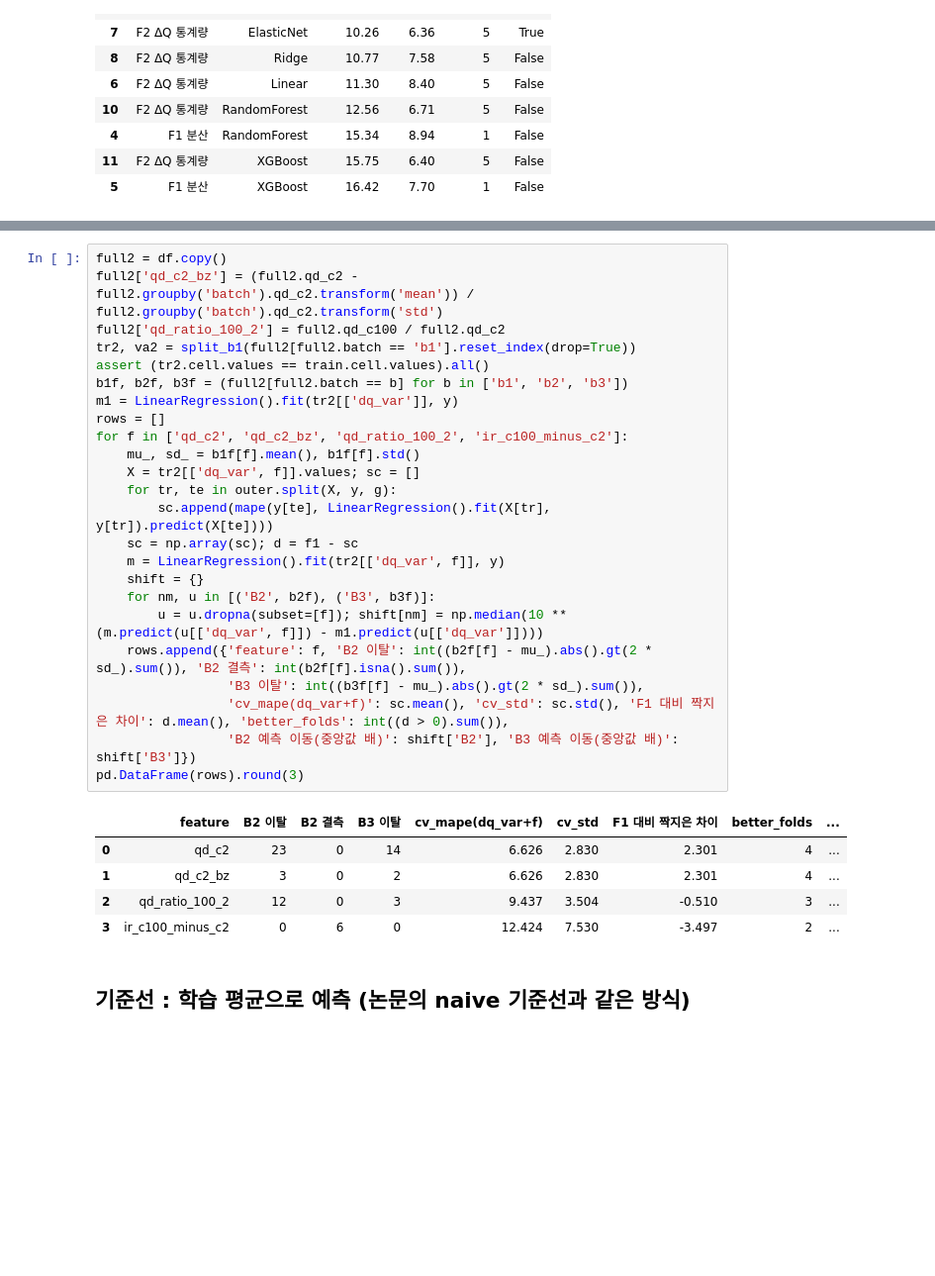
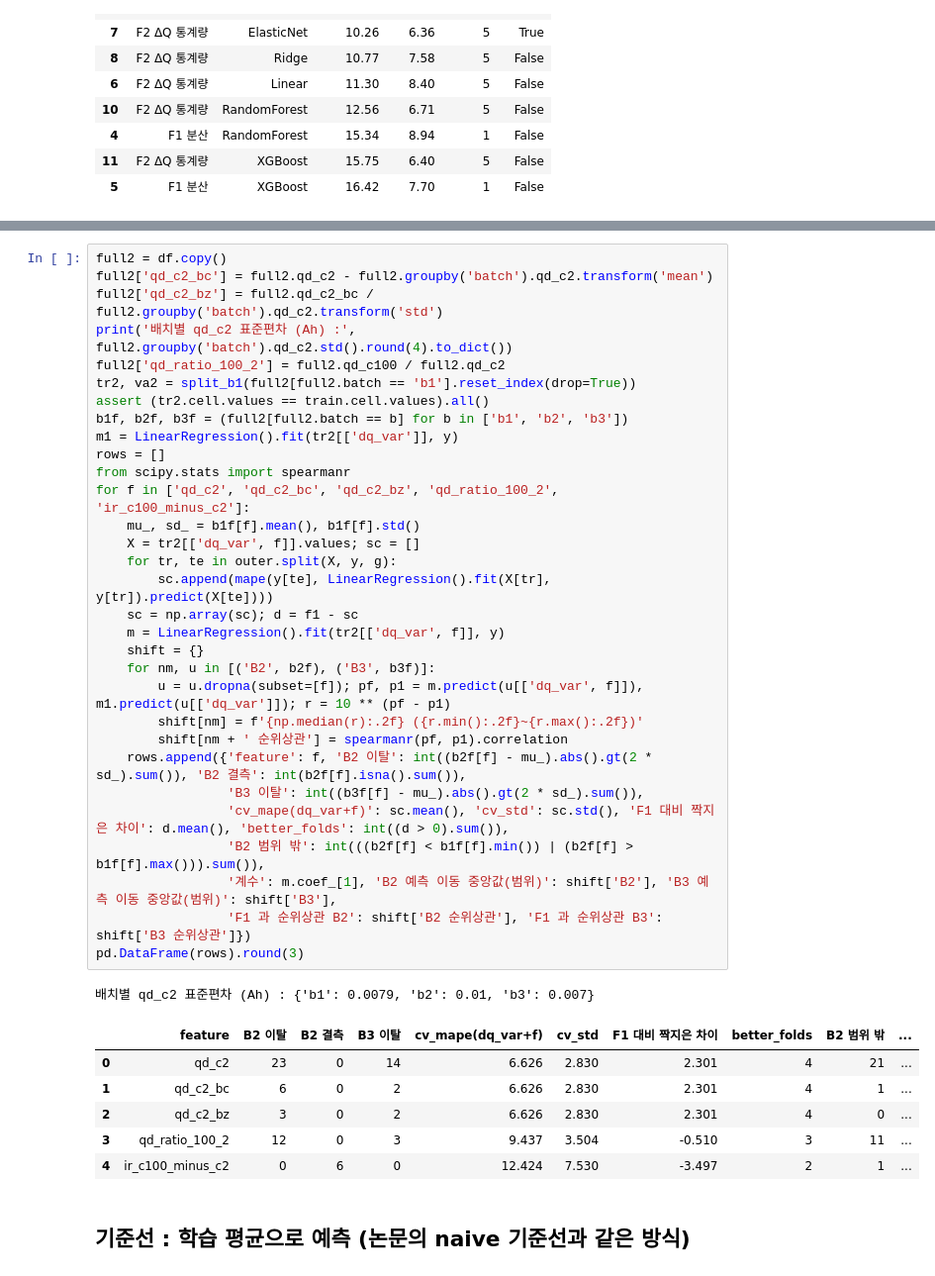
Before and after one commit to 97-99-02/ess-battery-project, a Jupyter notebook: notebooks/02_feature_engineering.ipynb, the cells around one changed output, grey strips where cells are left out. Shown at 99% size. Saved outputs shown, nothing was run; the diff lists cells and outputs as text; blank space fills up the shorter version.

```diff
--- a/notebooks/02_feature_engineering.ipynb
+++ b/notebooks/02_feature_engineering.ipynb
@@ -276,34 +280,43 @@ c.sort_values('cv_mape').round(2)[['feature_set', 'model', 'cv_mape', 'cv_std',
 - 비교용 : 내부저항 변화량 ir_c100_minus_c2 (Batch 2 결측 6셀은 따로 둔다).
 # %%
 full2 = df.copy()
-full2['qd_c2_bz'] = (full2.qd_c2 - full2.groupby('batch').qd_c2.transform('mean')) / full2.groupby('batch').qd_c2.transform('std')
+full2['qd_c2_bc'] = full2.qd_c2 - full2.groupby('batch').qd_c2.transform('mean')
+full2['qd_c2_bz'] = full2.qd_c2_bc / full2.groupby('batch').qd_c2.transform('std')
+print('배치별 qd_c2 표준편차 (Ah) :', full2.groupby('batch').qd_c2.std().round(4).to_dict())
 full2['qd_ratio_100_2'] = full2.qd_c100 / full2.qd_c2
 tr2, va2 = split_b1(full2[full2.batch == 'b1'].reset_index(drop=True))
 assert (tr2.cell.values == train.cell.values).all()
 b1f, b2f, b3f = (full2[full2.batch == b] for b in ['b1', 'b2', 'b3'])
 m1 = LinearRegression().fit(tr2[['dq_var']], y)
 rows = []
-for f in ['qd_c2', 'qd_c2_bz', 'qd_ratio_100_2', 'ir_c100_minus_c2']:
+from scipy.stats import spearmanr
+for f in ['qd_c2', 'qd_c2_bc', 'qd_c2_bz', 'qd_ratio_100_2', 'ir_c100_minus_c2']:
     mu_, sd_ = b1f[f].mean(), b1f[f].std()
     X = tr2[['dq_var', f]].values; sc = []
     for tr, te in outer.split(X, y, g):
         sc.append(mape(y[te], LinearRegression().fit(X[tr], y[tr]).predict(X[te])))
     sc = np.array(sc); d = f1 - sc
     m = LinearRegression().fit(tr2[['dq_var', f]], y)
     shift = {}
     for nm, u in [('B2', b2f), ('B3', b3f)]:
-        u = u.dropna(subset=[f]); shift[nm] = np.median(10 ** (m.predict(u[['dq_var', f]]) - m1.predict(u[['dq_var']])))
+        u = u.dropna(subset=[f]); pf, p1 = m.predict(u[['dq_var', f]]), m1.predict(u[['dq_var']]); r = 10 ** (pf - p1)
+        shift[nm] = f'{np.median(r):.2f} ({r.min():.2f}~{r.max():.2f})'
+        shift[nm + ' 순위상관'] = spearmanr(pf, p1).correlation
     rows.append({'feature': f, 'B2 이탈': int((b2f[f] - mu_).abs().gt(2 * sd_).sum()), 'B2 결측': int(b2f[f].isna().sum()),
                  'B3 이탈': int((b3f[f] - mu_).abs().gt(2 * sd_).sum()),
                  'cv_mape(dq_var+f)': sc.mean(), 'cv_std': sc.std(), 'F1 대비 짝지은 차이': d.mean(), 'better_folds': int((d > 0).sum()),
-                 'B2 예측 이동(중앙값 배)': shift['B2'], 'B3 예측 이동(중앙값 배)': shift['B3']})
+                 'B2 범위 밖': int(((b2f[f] < b1f[f].min()) | (b2f[f] > b1f[f].max())).sum()),
+                 '계수': m.coef_[1], 'B2 예측 이동 중앙값(범위)': shift['B2'], 'B3 예측 이동 중앙값(범위)': shift['B3'],
+                 'F1 과 순위상관 B2': shift['B2 순위상관'], 'F1 과 순위상관 B3': shift['B3 순위상관']})
 pd.DataFrame(rows).round(3)
 # %% [output]
+배치별 qd_c2 표준편차 (Ah) : {'b1': 0.0079, 'b2': 0.01, 'b3': 0.007}
-|  | feature | B2 이탈 | B2 결측 | B3 이탈 | cv_mape(dq_var+f) | cv_std | F1 대비 짝지은 차이 | better_folds | ... |
-| 0 | qd_c2 | 23 | 0 | 14 | 6.626 | 2.830 | 2.301 | 4 | ... |
-| 1 | qd_c2_bz | 3 | 0 | 2 | 6.626 | 2.830 | 2.301 | 4 | ... |
-| 2 | qd_ratio_100_2 | 12 | 0 | 3 | 9.437 | 3.504 | -0.510 | 3 | ... |
-| 3 | ir_c100_minus_c2 | 0 | 6 | 0 | 12.424 | 7.530 | -3.497 | 2 | ... |
+|  | feature | B2 이탈 | B2 결측 | B3 이탈 | cv_mape(dq_var+f) | cv_std | F1 대비 짝지은 차이 | better_folds | B2 범위 밖 | ... |
+| 0 | qd_c2 | 23 | 0 | 14 | 6.626 | 2.830 | 2.301 | 4 | 21 | ... |
+| 1 | qd_c2_bc | 6 | 0 | 2 | 6.626 | 2.830 | 2.301 | 4 | 1 | ... |
+| 2 | qd_c2_bz | 3 | 0 | 2 | 6.626 | 2.830 | 2.301 | 4 | 0 | ... |
+| 3 | qd_ratio_100_2 | 12 | 0 | 3 | 9.437 | 3.504 | -0.510 | 3 | 11 | ... |
+| 4 | ir_c100_minus_c2 | 0 | 6 | 0 | 12.424 | 7.530 | -3.497 | 2 | 1 | ... |
 # %% [markdown]
 ## 기준선 : 학습 평균으로 예측 (논문의 naive 기준선과 같은 방식)
 # %%
```
Also changed, not shown: parts of 1 cell of this notebook.
